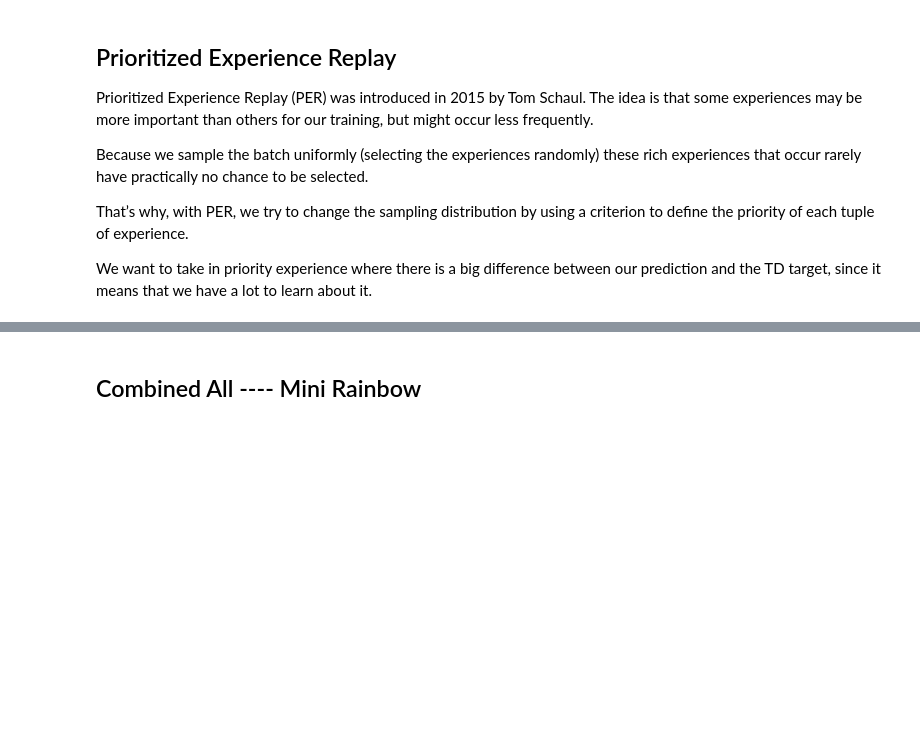
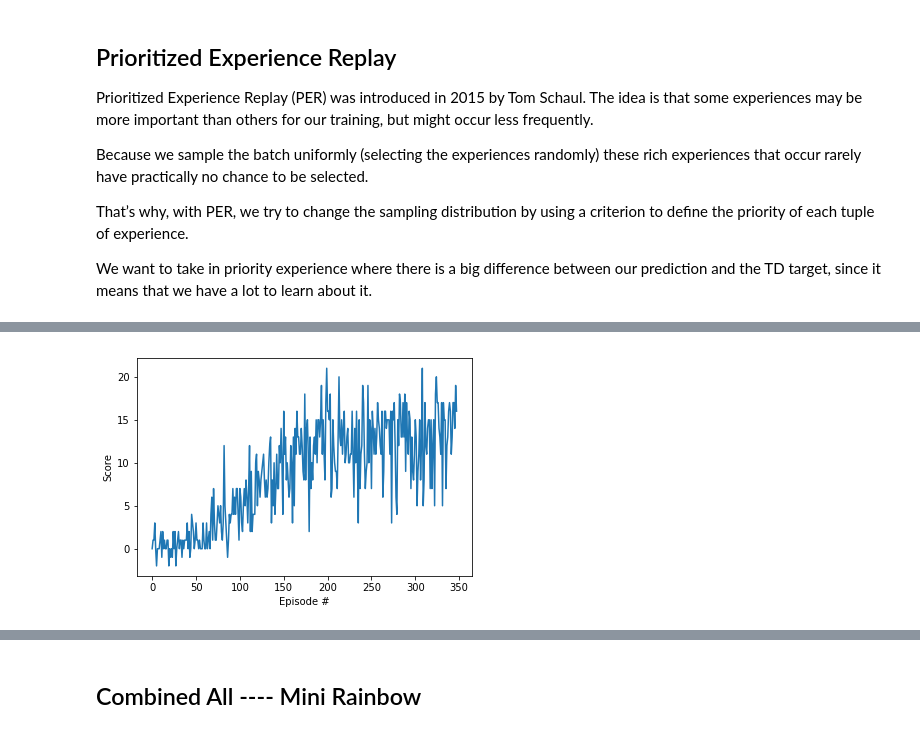
Before and after one commit to vaanxy/drlnd-p1-navigation, a Jupyter notebook: Navigation.ipynb, the cells around one changed output, grey strips where cells are left out. Drawn from its saved outputs; the diff is of its cells as text; code cells hidden in the pictures; blank space fills up the shorter version.

```diff
--- a/Navigation.ipynb
+++ b/Navigation.ipynb
@@ -859,0 +852,4 @@ Unity brain name: BananaBrain
+# %%
+env = UnityEnvironment(file_name="Banana.app")
+per_dqn_scores = dqn(per_dqn_agent, checkpoint_name="per-dqn-checkpoint.pth")
+env.close()
@@ -860 +878,5 @@ Unity brain name: BananaBrain
+# %%
+plot_scores(per_dqn_scores)
+# %% [output]
+[figure, added]
 # %%
```
Also changed, not shown: parts of 40 cells of this notebook, 7 other files.
